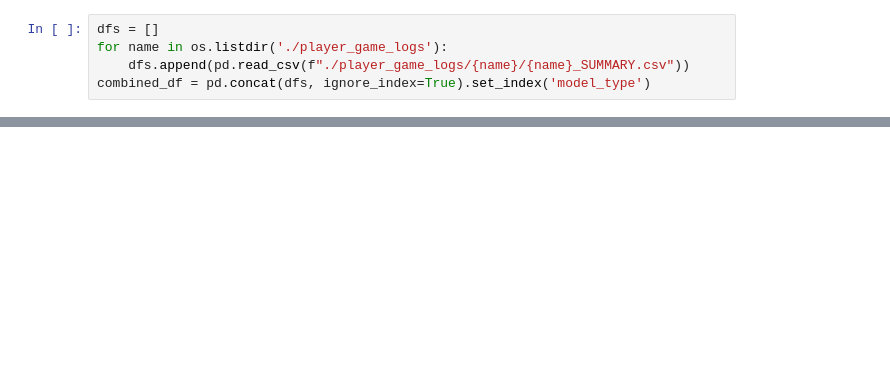
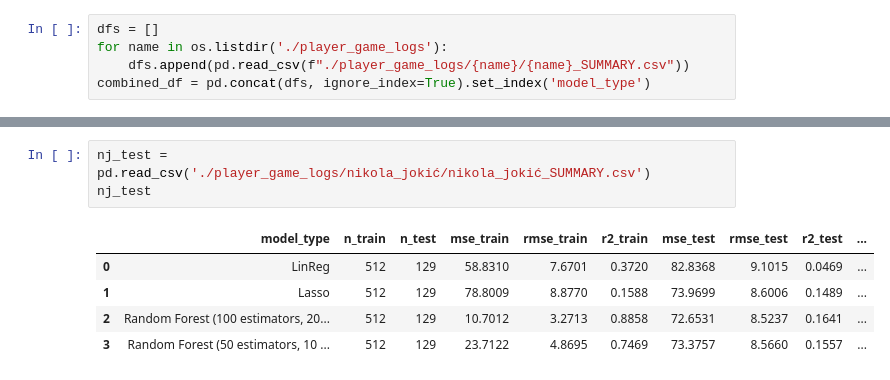
Before and after one commit to jackgoldsmith4/courtvision, a Jupyter notebook: display.ipynb, the cells around one changed output, grey strips where cells are left out. Cells and saved outputs as stored; diff of their text form; blank space fills up the shorter version.

Commit message:
wip refactor models

```diff
--- a/display.ipynb
+++ b/display.ipynb
@@ -19,0 +86,9 @@ summary_df
+# %%
+nj_test = pd.read_csv('./player_game_logs/nikola_jokić/nikola_jokić_SUMMARY.csv')
+nj_test
+# %% [output]
+|  | model_type | n_train | n_test | mse_train | rmse_train | r2_train | mse_test | rmse_test | r2_test | ... |
+| 0 | LinReg | 512 | 129 | 58.8310 | 7.6701 | 0.3720 | 82.8368 | 9.1015 | 0.0469 | ... |
+| 1 | Lasso | 512 | 129 | 78.8009 | 8.8770 | 0.1588 | 73.9699 | 8.6006 | 0.1489 | ... |
+| 2 | Random Forest (100 estimators, 20... | 512 | 129 | 10.7012 | 3.2713 | 0.8858 | 72.6531 | 8.5237 | 0.1641 | ... |
+| 3 | Random Forest (50 estimators, 10 ... | 512 | 129 | 23.7122 | 4.8695 | 0.7469 | 73.3757 | 8.5660 | 0.1557 | ... |
```
Also changed, not shown: parts of 6 cells of this notebook, 1 other file.
